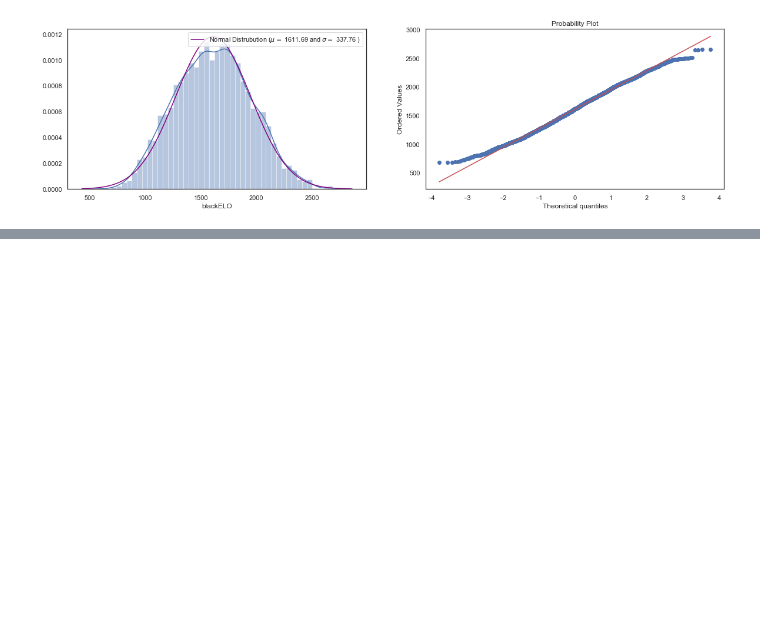
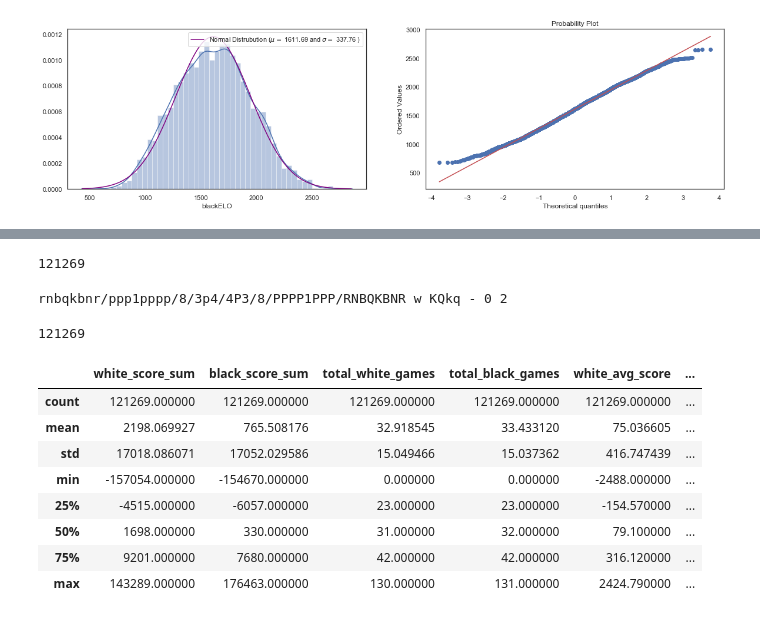
Before and after one commit to mayankX/Chess-ELO-Predictor, a Jupyter notebook: notebooks/Playground.ipynb, the cells around one changed output, grey strips where cells are left out. Saved outputs shown, nothing was run; the diff lists cells and outputs as text; code cells hidden in the pictures; blank space fills up the shorter version.

```diff
--- a/notebooks/Playground.ipynb
+++ b/notebooks/Playground.ipynb
@@ -403,0 +417,8 @@ plt.show()
+# %%
+len(all_data)
+# %% [output]
+121269
+# %%
+print(g.moves[1].fen)
+# %% [output]
+rnbqkbnr/ppp1pppp/8/3p4/4P3/8/PPPP1PPP/RNBQKBNR w KQkq - 0 2
@@ -403,0 +465,4 @@ plt.show()
+# %%
+len(gameData)
+# %% [output]
+121269
@@ -403,0 +471,12 @@ plt.show()
+# %%
+data.describe()
+# %% [output]
+|  | white_score_sum | black_score_sum | total_white_games | total_black_games | white_avg_score | ... |
+| count | 121269.000000 | 121269.000000 | 121269.000000 | 121269.000000 | 121269.000000 | ... |
+| mean | 2198.069927 | 765.508176 | 32.918545 | 33.433120 | 75.036605 | ... |
+| std | 17018.086071 | 17052.029586 | 15.049466 | 15.037362 | 416.747439 | ... |
+| min | -157054.000000 | -154670.000000 | 0.000000 | 0.000000 | -2488.000000 | ... |
+| 25% | -4515.000000 | -6057.000000 | 23.000000 | 23.000000 | -154.570000 | ... |
+| 50% | 1698.000000 | 330.000000 | 31.000000 | 32.000000 | 79.100000 | ... |
+| 75% | 9201.000000 | 7680.000000 | 42.000000 | 42.000000 | 316.120000 | ... |
+| max | 143289.000000 | 176463.000000 | 130.000000 | 131.000000 | 2424.790000 | ... |
```
Also changed, not shown: parts of 11 cells of this notebook, 7 other files.
